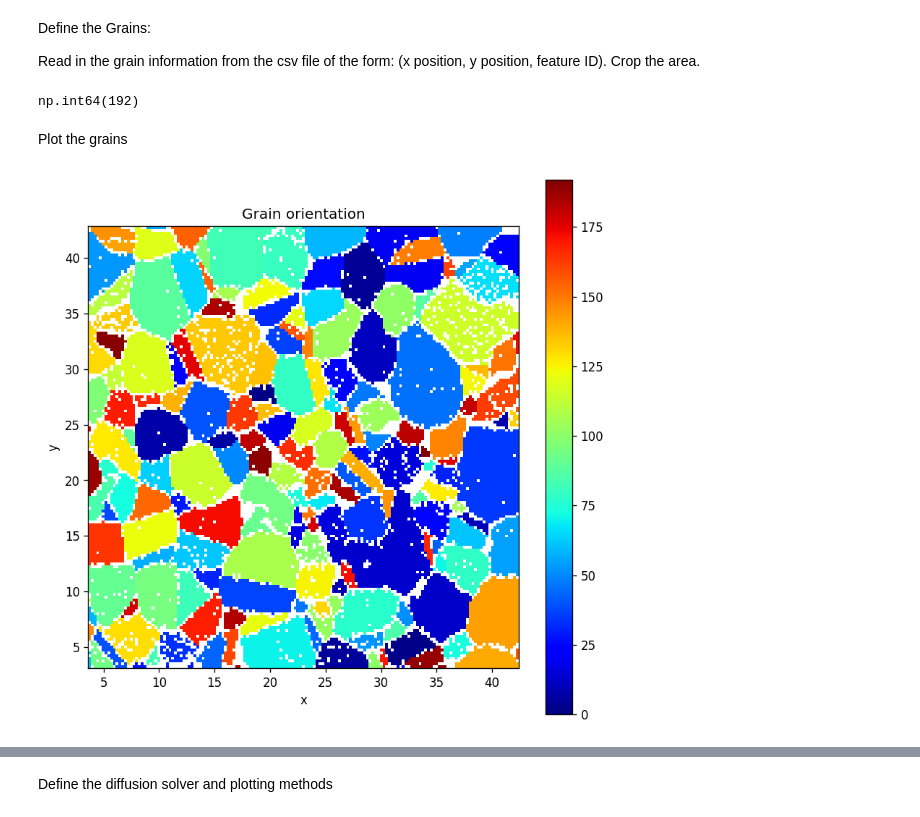
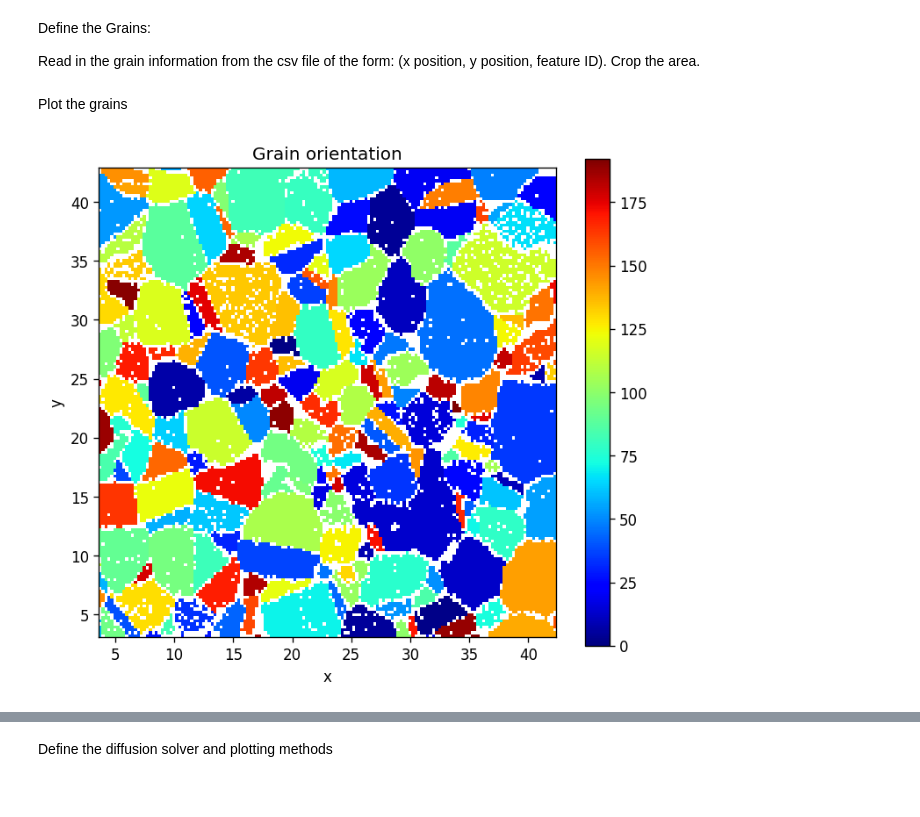
Before and after one commit to Libro9/Tomography, a Jupyter notebook: H_diffusion/diffusion_solver.ipynb, the cells around one changed output, grey strips where cells are left out. Cells and saved outputs as stored; diff of their text form; code cells hidden in the pictures.

Commit message:
fixed grain map

```diff
--- a/H_diffusion/diffusion_solver.ipynb
+++ b/H_diffusion/diffusion_solver.ipynb
@@ -47,32 +47,29 @@ to_y = 170
 grain_orientation = grain_orientation[from_x:to_x, from_y:to_y]
 x_indices = x_indices[from_x:to_x]
 y_indices = y_indices[from_y:to_y]
-# %%
-np.max(grain_orientation)
-# %% [output]
-np.int64(192)
 # %% [markdown]
 Plot the grains
 # %%
-masked_orientation = np.ma.masked_where(grain_orientation == -1, grain_orientation) # remove the points that have been assigned -1 where no orientation was found
+masked_orientation = np.ma.masked_where(grain_orientation == -1, grain_orientation) # Remove the points that have been assigned -1 where no orientation was found
 
-plt.figure(figsize=(8, 8), dpi=120)
+plt.figure(figsize=(7, 6), dpi=120)
 plt.title("Grain orientation")
 plt.xlabel("x")
 plt.ylabel("y")
 
 # Plot the masked data
 plt.imshow(
     masked_orientation.T,
     cmap=plt.cm.jet,
     vmin=0,
     # vmax=np.max(masked_orientation),
     origin='lower',
     extent=[x_indices[0] - 0.125, x_indices[-1] + 0.125,
             y_indices[0] - 0.125, y_indices[-1] + 0.125]
 )
 
 plt.colorbar()
+plt.savefig('Grain_orientation.png')
 plt.show()
 # %% [output]
-[figure, old version]
+[figure, new version]
```
Also changed, not shown: parts of 2 cells of this notebook.
